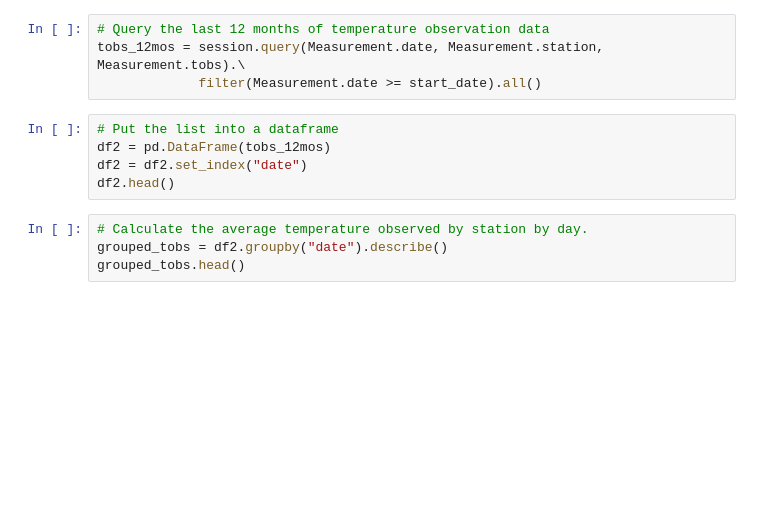
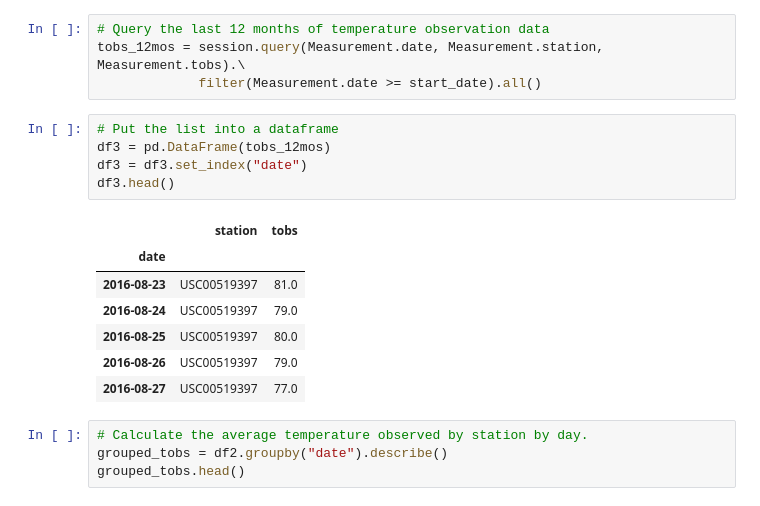
Before and after one commit to rochiecuevas/climate_analysis, a Jupyter notebook: climate_starter.ipynb, the cells around one changed output. Drawn from its saved outputs; the diff is of its cells as text; blank space fills up the shorter version.

```diff
--- a/climate_starter.ipynb
+++ b/climate_starter.ipynb
@@ -416,9 +416,17 @@ tobs_12mos = session.query(Measurement.date, Measurement.station, Measurement.to
              filter(Measurement.date >= start_date).all()
 # %%
 # Put the list into a dataframe
-df2 = pd.DataFrame(tobs_12mos)
-df2 = df2.set_index("date")
-df2.head()
+df3 = pd.DataFrame(tobs_12mos)
+df3 = df3.set_index("date")
+df3.head()
+# %% [output]
+|  | station | tobs |
+| date |  |  |
+| 2016-08-23 | USC00519397 | 81.0 |
+| 2016-08-24 | USC00519397 | 79.0 |
+| 2016-08-25 | USC00519397 | 80.0 |
+| 2016-08-26 | USC00519397 | 79.0 |
+| 2016-08-27 | USC00519397 | 77.0 |
 # %%
 # Calculate the average temperature observed by station by day.
 grouped_tobs = df2.groupby("date").describe()
```
Also changed, not shown: parts of 1 cell of this notebook, 4 other files.
